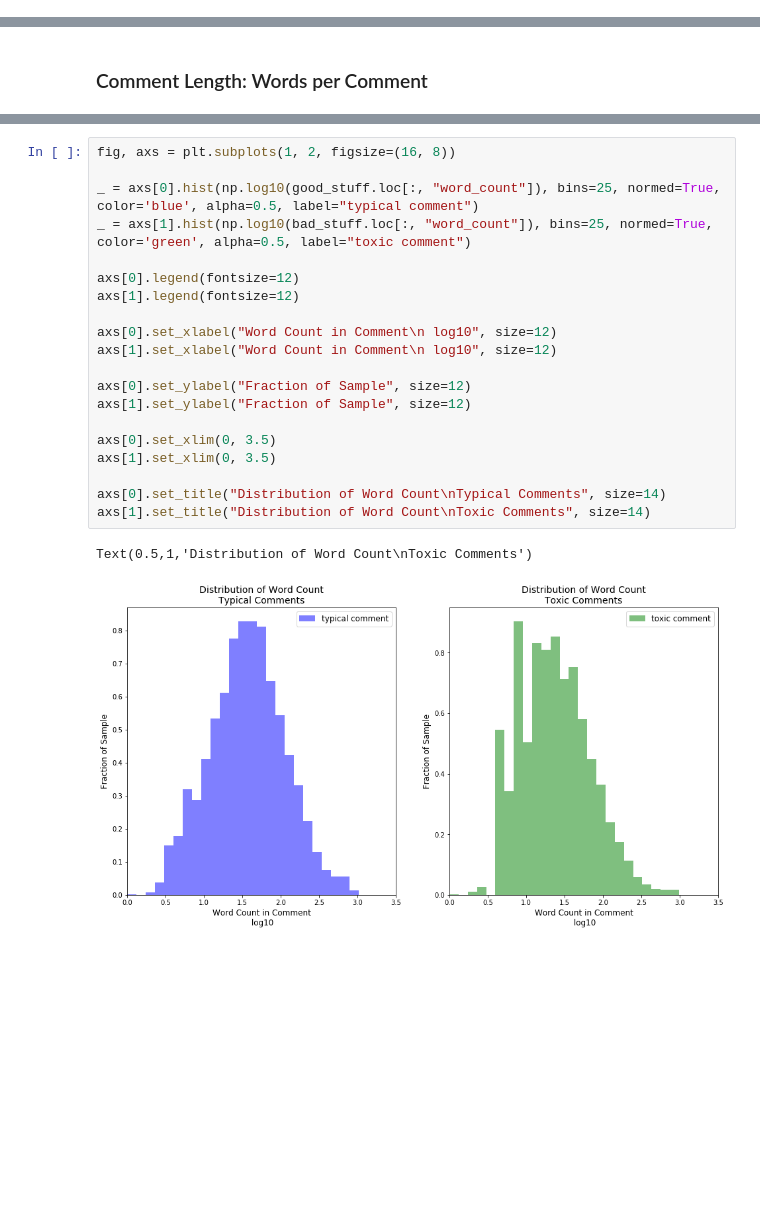
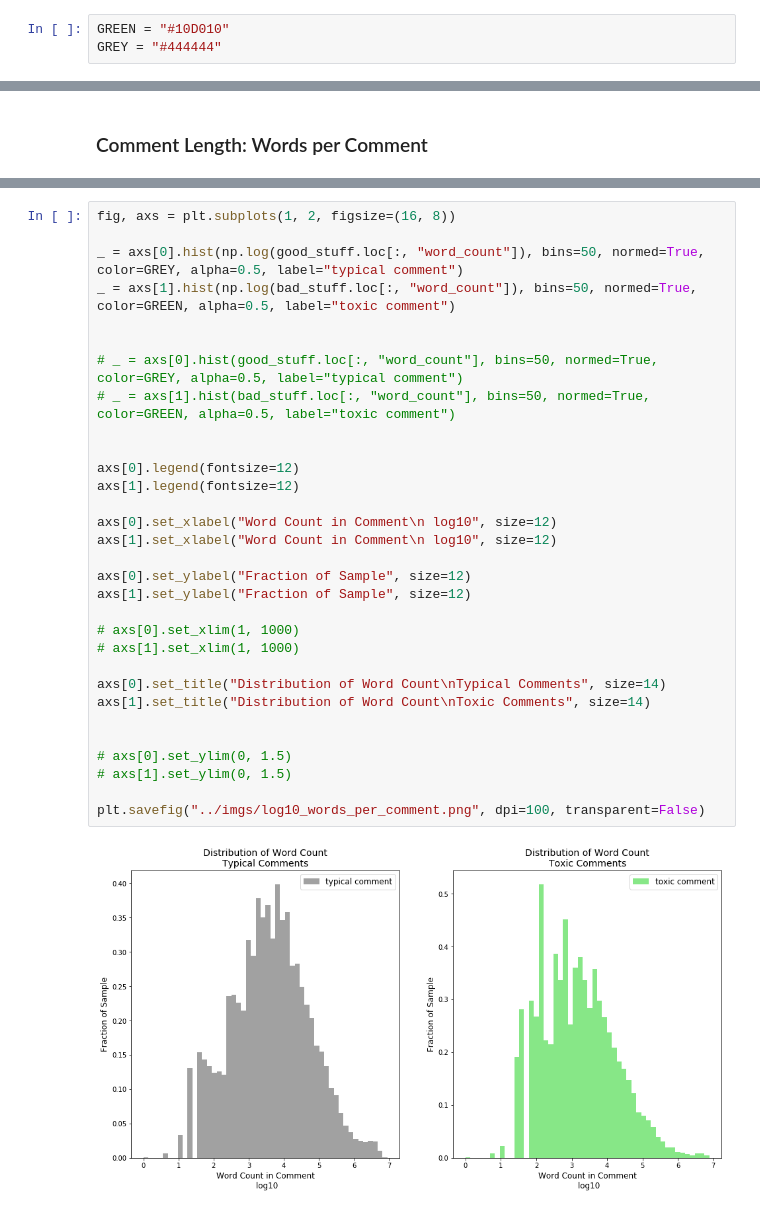
Before and after one commit to pixelatedbrian/polished-vernacular, a Jupyter notebook: notebooks/toxic_comment_eda_round_4.ipynb, the cells around one changed output, grey strips where cells are left out. Cells and saved outputs as stored; diff of their text form; blank space fills up the shorter version.

```diff
--- a/notebooks/toxic_comment_eda_round_4.ipynb
+++ b/notebooks/toxic_comment_eda_round_4.ipynb
@@ -258,5 +278,8 @@ bad_stuff.head()
 | 16 | 0007e25b2121310b | Bye! \n\nDon't look, come or thin... | 1 | 0 | 0 | 0 | 0 | 0 | 1.428572e-01 | ... |
 | 42 | 001810bf8c45bf5f | You are gay or antisemmitian? \n\... | 1 | 0 | 1 | 0 | 1 | 1 | 2.890625e-01 | ... |
 | 43 | 00190820581d90ce | FUCK YOUR FILTHY MOTHER IN THE AS... | 1 | 0 | 1 | 0 | 1 | 0 | 1.111111e-07 | ... |
+# %%
+GREEN = "#10D010"
+GREY = "#444444"
 # %% [markdown]
 ### Loudness:
@@ -584,23 +713,33 @@ Text(0.5,1,'Distribution of Repetition\nToxic Comments')
 # %%
 fig, axs = plt.subplots(1, 2, figsize=(16, 8))
 
-_ = axs[0].hist(np.log10(good_stuff.loc[:, "word_count"]), bins=25, normed=True, color='blue', alpha=0.5, label="typical comment")
-_ = axs[1].hist(np.log10(bad_stuff.loc[:, "word_count"]), bins=25, normed=True, color='green', alpha=0.5, label="toxic comment")
+_ = axs[0].hist(np.log(good_stuff.loc[:, "word_count"]), bins=50, normed=True, color=GREY, alpha=0.5, label="typical comment")
+_ = axs[1].hist(np.log(bad_stuff.loc[:, "word_count"]), bins=50, normed=True, color=GREEN, alpha=0.5, label="toxic comment")
+
+
+# _ = axs[0].hist(good_stuff.loc[:, "word_count"], bins=50, normed=True, color=GREY, alpha=0.5, label="typical comment")
+# _ = axs[1].hist(bad_stuff.loc[:, "word_count"], bins=50, normed=True, color=GREEN, alpha=0.5, label="toxic comment")
+
 
 axs[0].legend(fontsize=12)
 axs[1].legend(fontsize=12)
 
 axs[0].set_xlabel("Word Count in Comment\n log10", size=12)
 axs[1].set_xlabel("Word Count in Comment\n log10", size=12)
 
 axs[0].set_ylabel("Fraction of Sample", size=12)
 axs[1].set_ylabel("Fraction of Sample", size=12)
 
-axs[0].set_xlim(0, 3.5)
-axs[1].set_xlim(0, 3.5)
+# axs[0].set_xlim(1, 1000)
+# axs[1].set_xlim(1, 1000)
 
 axs[0].set_title("Distribution of Word Count\nTypical Comments", size=14)
 axs[1].set_title("Distribution of Word Count\nToxic Comments", size=14)
+
+
+# axs[0].set_ylim(0, 1.5)
+# axs[1].set_ylim(0, 1.5)
+
+plt.savefig("../imgs/log10_words_per_comment.png", dpi=100, transparent=False)
 # %% [output]
-Text(0.5,1,'Distribution of Word Count\nToxic Comments')
-[figure, old version]
+[figure, new version]
```
Also changed, not shown: parts of 16 cells of this notebook, 13 other files.
